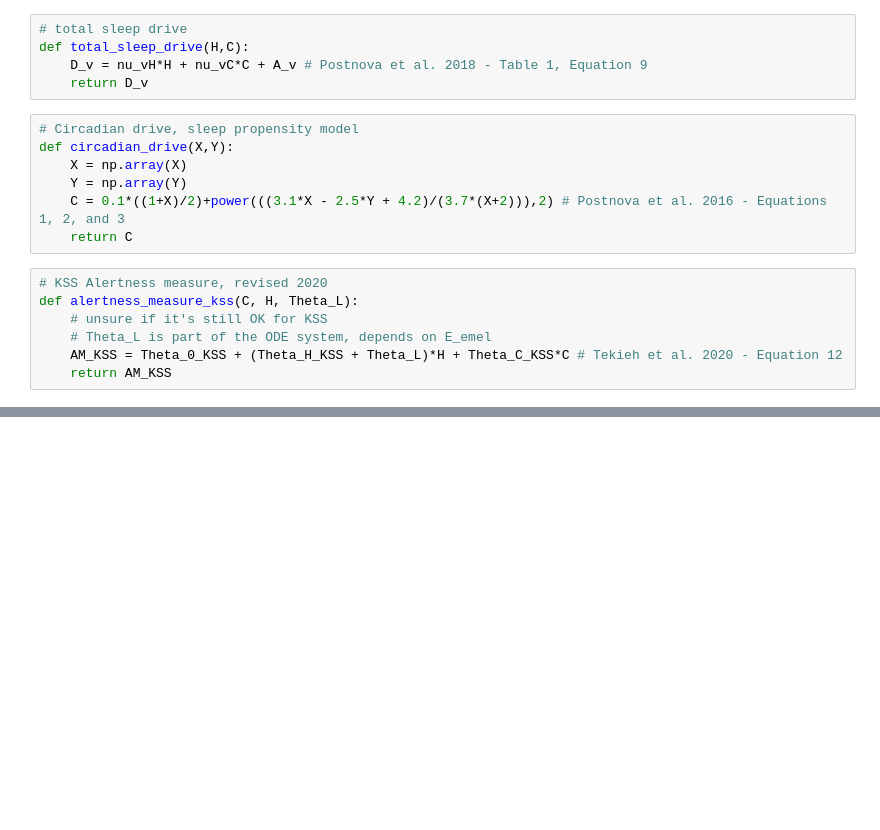
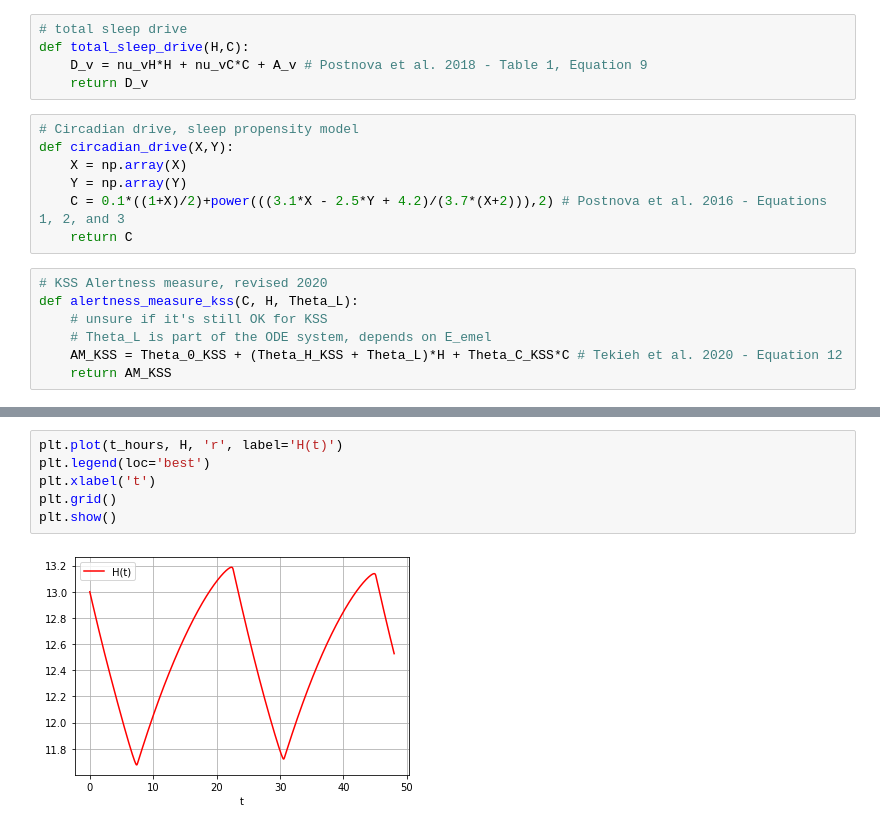
Before and after one commit to adulbrich/arousal-dynamics-model, a Jupyter notebook: draft-2020-model.ipynb, the cells around one changed output, grey strips where cells are left out. Drawn from its saved outputs; the diff is of its cells as text; blank space fills up the shorter version.

```diff
--- a/draft-2020-model.ipynb
+++ b/draft-2020-model.ipynb
@@ -216,0 +261,8 @@ AM_KSS = alertness_measure_kss(C,sol[:, 2], sol[:, 6])
+# %%
+plt.plot(t_hours, H, 'r', label='H(t)')
+plt.legend(loc='best')
+plt.xlabel('t')
+plt.grid()
+plt.show()
+# %% [output]
+[figure, added]
```
Also changed, not shown: parts of 17 cells of this notebook, 3 other files.
